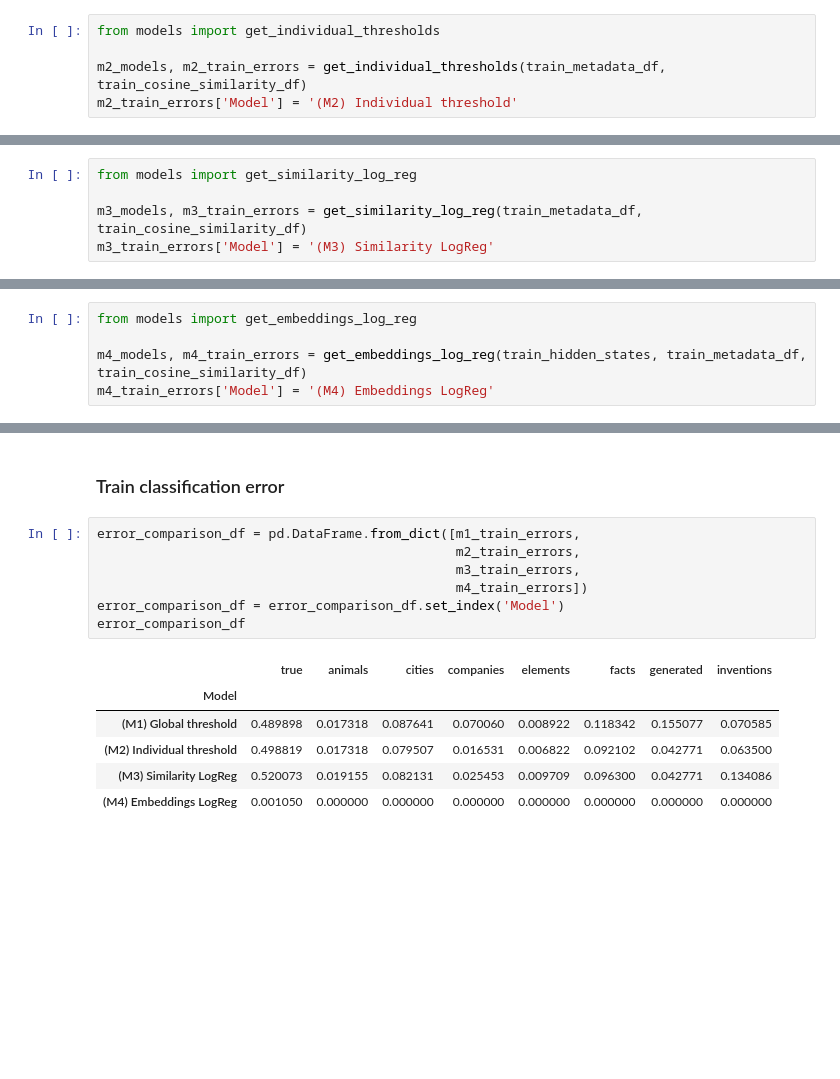
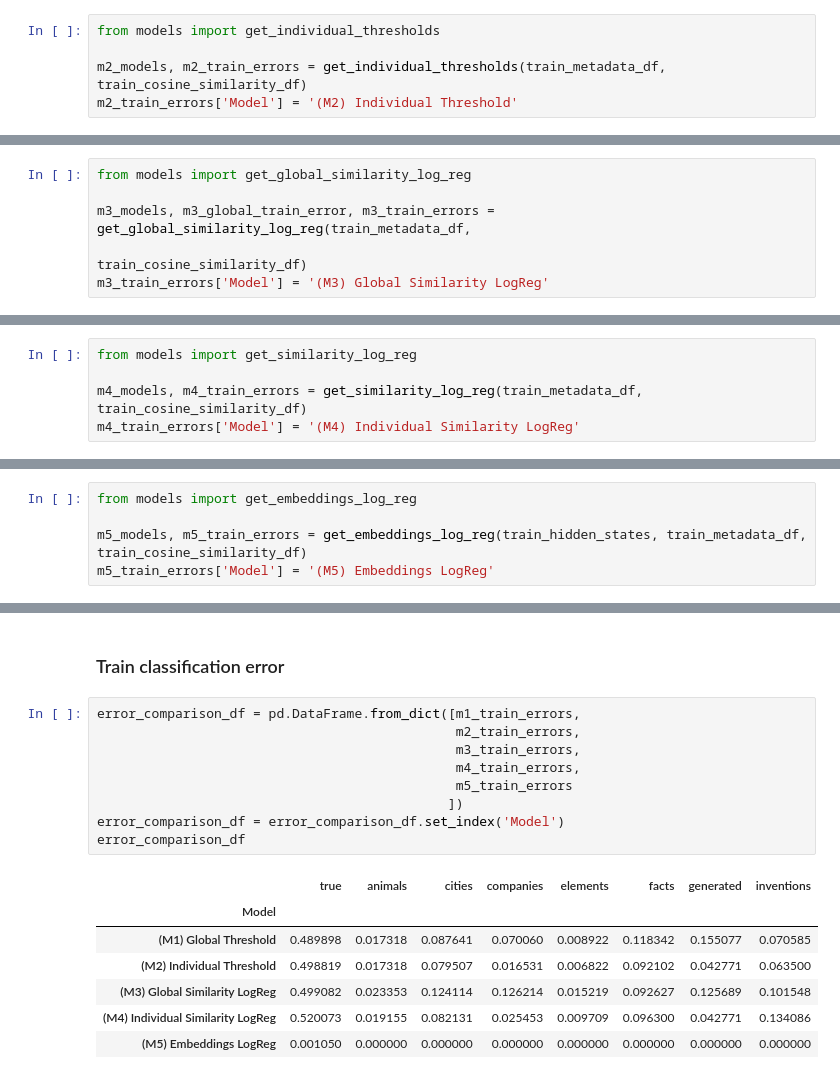
Before and after one commit to cassandra-goldberg/Calibrated_Concepts, a Jupyter notebook: Experiments/Process-TrueFalseDataset.ipynb, the cells around one changed output, grey strips where cells are left out. Saved outputs shown, nothing was run; the diff lists cells and outputs as text; blank space fills up the shorter version.

Commit message:
Add global cosine similarity logistic regression (new m3) AND Add docstrings to model functions

```diff
--- a/Experiments/Process-TrueFalseDataset.ipynb
+++ b/Experiments/Process-TrueFalseDataset.ipynb
@@ -324,7 +324,7 @@ Concept: inventions | Train error: 0.071
 from models import get_individual_thresholds
 
 m2_models, m2_train_errors = get_individual_thresholds(train_metadata_df, train_cosine_similarity_df)
-m2_train_errors['Model'] = '(M2) Individual threshold'
+m2_train_errors['Model'] = '(M2) Individual Threshold'
 # %% [output]
 Concept: true       | Threshold: -0.528 | Train error: 0.499
 Concept: animals    | Threshold: 0.836 | Train error: 0.017
@@ -336,0 +339,6 @@ Concept: inventions | Threshold: 0.819 | Train error: 0.064
+# %%
+from models import get_global_similarity_log_reg
+
+m3_models, m3_global_train_error, m3_train_errors = get_global_similarity_log_reg(train_metadata_df,
+                                                                                  train_cosine_similarity_df)
+m3_train_errors['Model'] = '(M3) Global Similarity LogReg'
@@ -339,8 +357,8 @@ Concept: inventions | Threshold: 0.819 | Train error: 0.064
 # %%
 from models import get_similarity_log_reg
 
-m3_models, m3_train_errors = get_similarity_log_reg(train_metadata_df, train_cosine_similarity_df)
-m3_train_errors['Model'] = '(M3) Similarity LogReg'
+m4_models, m4_train_errors = get_similarity_log_reg(train_metadata_df, train_cosine_similarity_df)
+m4_train_errors['Model'] = '(M4) Individual Similarity LogReg'
 # %% [output]
 Concept: true       | Train error: 0.520
 Concept: animals    | Train error: 0.019
@@ -355,8 +373,8 @@ Concept: inventions | Train error: 0.134
 # %%
 from models import get_embeddings_log_reg
 
-m4_models, m4_train_errors = get_embeddings_log_reg(train_hidden_states, train_metadata_df, train_cosine_similarity_df)
-m4_train_errors['Model'] = '(M4) Embeddings LogReg'
+m5_models, m5_train_errors = get_embeddings_log_reg(train_hidden_states, train_metadata_df, train_cosine_similarity_df)
+m5_train_errors['Model'] = '(M5) Embeddings LogReg'
 # %% [output]
 Concept: true       | Train error: 0.001
 Concept: animals    | Train error: 0.000
@@ -373,14 +391,17 @@ Concept: inventions | Train error: 0.000
 # %%
 error_comparison_df = pd.DataFrame.from_dict([m1_train_errors,
                                               m2_train_errors,
                                               m3_train_errors,
-                                              m4_train_errors])
+                                              m4_train_errors,
+                                              m5_train_errors
+                                             ])
 error_comparison_df = error_comparison_df.set_index('Model')
 error_comparison_df
 # %% [output]
 |  | true | animals | cities | companies | elements | facts | generated | inventions |
 | Model |  |  |  |  |  |  |  |  |
-| (M1) Global threshold | 0.489898 | 0.017318 | 0.087641 | 0.070060 | 0.008922 | 0.118342 | 0.155077 | 0.070585 |
-| (M2) Individual threshold | 0.498819 | 0.017318 | 0.079507 | 0.016531 | 0.006822 | 0.092102 | 0.042771 | 0.063500 |
-| (M3) Similarity LogReg | 0.520073 | 0.019155 | 0.082131 | 0.025453 | 0.009709 | 0.096300 | 0.042771 | 0.134086 |
-| (M4) Embeddings LogReg | 0.001050 | 0.000000 | 0.000000 | 0.000000 | 0.000000 | 0.000000 | 0.000000 | 0.000000 |
+| (M1) Global Threshold | 0.489898 | 0.017318 | 0.087641 | 0.070060 | 0.008922 | 0.118342 | 0.155077 | 0.070585 |
+| (M2) Individual Threshold | 0.498819 | 0.017318 | 0.079507 | 0.016531 | 0.006822 | 0.092102 | 0.042771 | 0.063500 |
+| (M3) Global Similarity LogReg | 0.499082 | 0.023353 | 0.124114 | 0.126214 | 0.015219 | 0.092627 | 0.125689 | 0.101548 |
+| (M4) Individual Similarity LogReg | 0.520073 | 0.019155 | 0.082131 | 0.025453 | 0.009709 | 0.096300 | 0.042771 | 0.134086 |
+| (M5) Embeddings LogReg | 0.001050 | 0.000000 | 0.000000 | 0.000000 | 0.000000 | 0.000000 | 0.000000 | 0.000000 |
```
Also changed, not shown: parts of 5 cells of this notebook, 1 other file.
